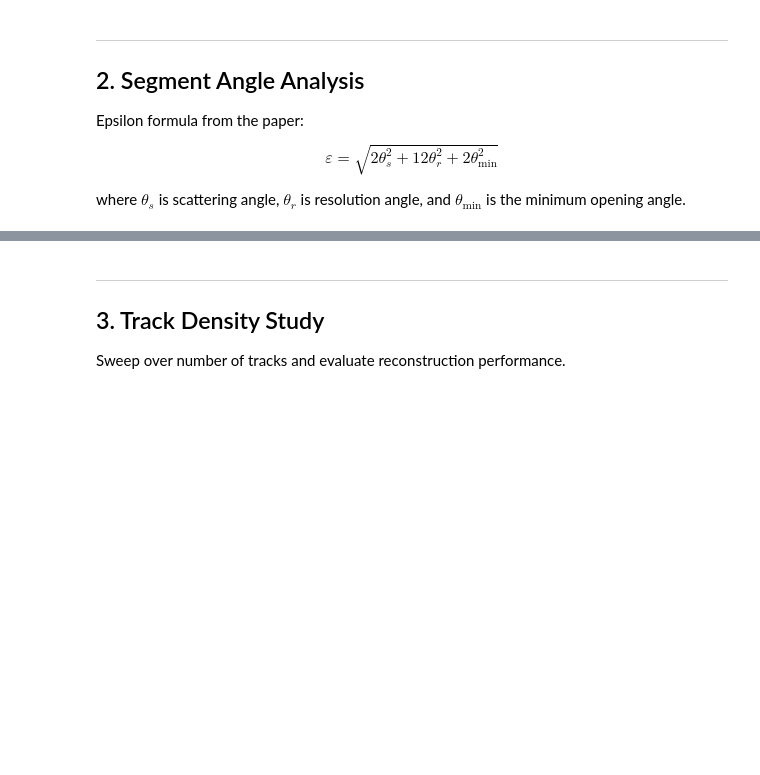
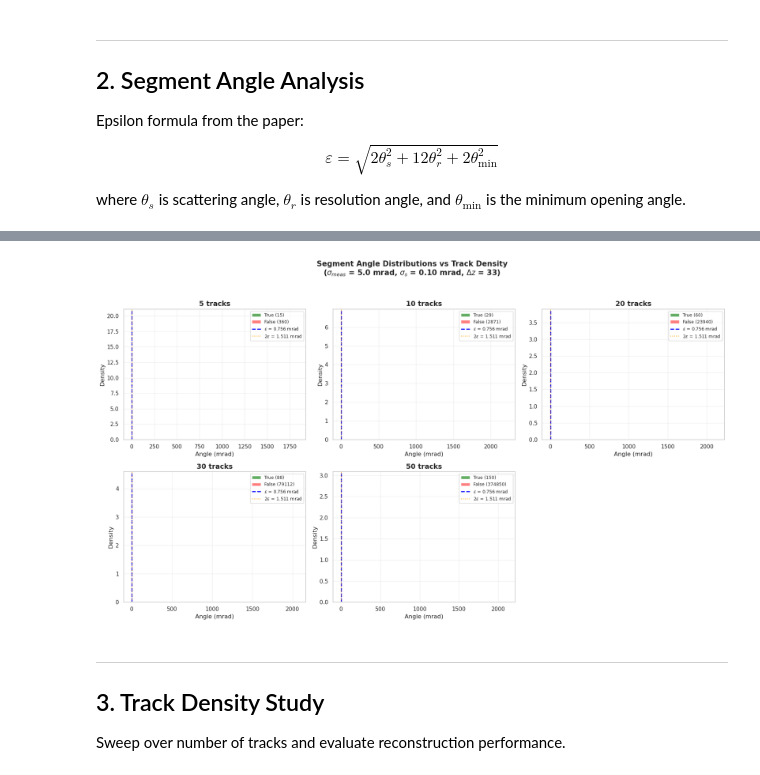
Before and after one commit to GeorgeWilliam1999/Quantum_Track_Reconstruction, a Jupyter notebook: Recreating_paper_results/4_segment_analysis.ipynb, the cells around one changed output, grey strips where cells are left out. Saved outputs shown, nothing was run; the diff lists cells and outputs as text; code cells hidden in the pictures; blank space fills up the shorter version.

```diff
--- a/Recreating_paper_results/4_segment_analysis.ipynb
+++ b/Recreating_paper_results/4_segment_analysis.ipynb
@@ -247,3 +238,61 @@ plt.show()
+# %%
+# Segment angle distributions & epsilon for 5–50 tracks
+track_counts_sweep = [5, 10, 20, 30, 50]
+dz = 33  # layer spacing used in generate_event
+measurement_error = 5e-3
+collision_noise = 0.1e-3
+
+n_cols = 3
+n_rows = int(np.ceil(len(track_counts_sweep) / n_cols))
+fig, axes = plt.subplots(n_rows, n_cols, figsize=(6 * n_cols, 5 * n_rows))
+axes = axes.ravel()
+
+for idx, n_trk in enumerate(track_counts_sweep):
+    ax = axes[idx]
+    ev, det = generate_event(n_particles=n_trk, layers=5, dz=dz,
+                             measurement_error=measurement_error,
+                             collision_noise=collision_noise)
+    true_angles, false_angles = compute_segment_angles(ev)
+
+    if len(true_angles) > 0:
+        ax.hist(true_angles * 1e3, bins=60, alpha=0.7, color='forestgreen',
+                label=f'True ({len(true_angles)})', density=True)
+    if len(false_angles) > 0:
+        ax.hist(false_angles * 1e3, bins=60, alpha=0.5, color='red',
+                label=f'False ({len(false_angles)})', density=True)
+
+    # Compute epsilon from the paper formula
+    theta_r = np.sqrt(2) * measurement_error / dz
+    theta_s = collision_noise
+    eps = np.sqrt(2 * theta_s**2 + 12 * theta_r**2)
+    ax.axvline(eps * 1e3, color='blue', ls='--', lw=2,
+               label=f'$\\varepsilon$ = {eps*1e3:.3f} mrad')
+
+    # Also show 2*epsilon and 3*epsilon for reference
+    ax.axvline(2 * eps * 1e3, color='orange', ls=':', lw=1.5,
+               label=f'$2\\varepsilon$ = {2*eps*1e3:.3f} mrad')
+
+    ax.set_title(f'{n_trk} tracks', fontsize=14, fontweight='bold')
+    ax.set_xlabel('Angle (mrad)')
+    ax.set_ylabel('Density')
+    ax.legend(fontsize=9)
+    ax.grid(alpha=0.3)
+
+# Hide unused axes
+for ax in axes[len(track_counts_sweep):]:
+    ax.set_visible(False)
+
+plt.suptitle(
+    f'Segment Angle Distributions vs Track Density\n'
+    f'($\\sigma_{{meas}}$ = {measurement_error*1e3:.1f} mrad, '
+    f'$\\sigma_s$ = {collision_noise*1e3:.2f} mrad, '
+    f'$\\Delta z$ = {dz})',
+    fontsize=15, fontweight='bold', y=1.03)
+plt.tight_layout()
+plt.savefig('Plots/segment_angles_vs_density.jpeg', dpi=300, bbox_inches='tight')
+plt.show()
+# %% [output]
+[figure, added]
 # %% [markdown]
 ---
 ## 3. Track Density Study
```
Also changed, not shown: parts of 12 cells of this notebook, 18 other files.
